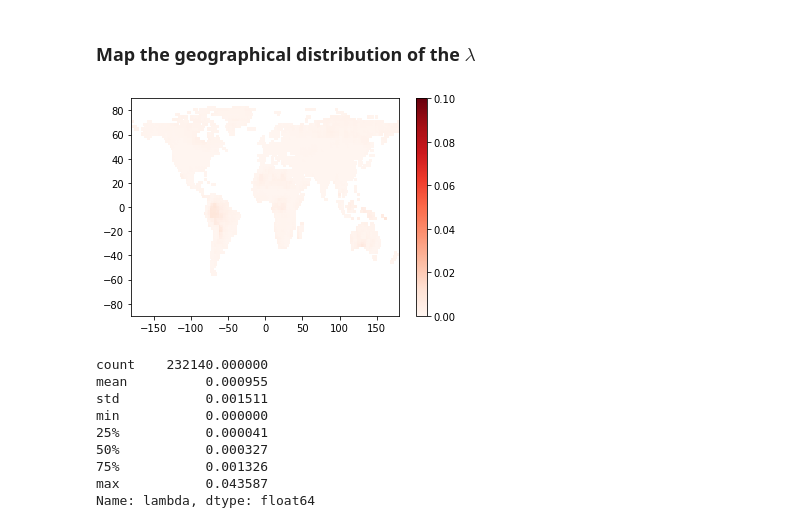
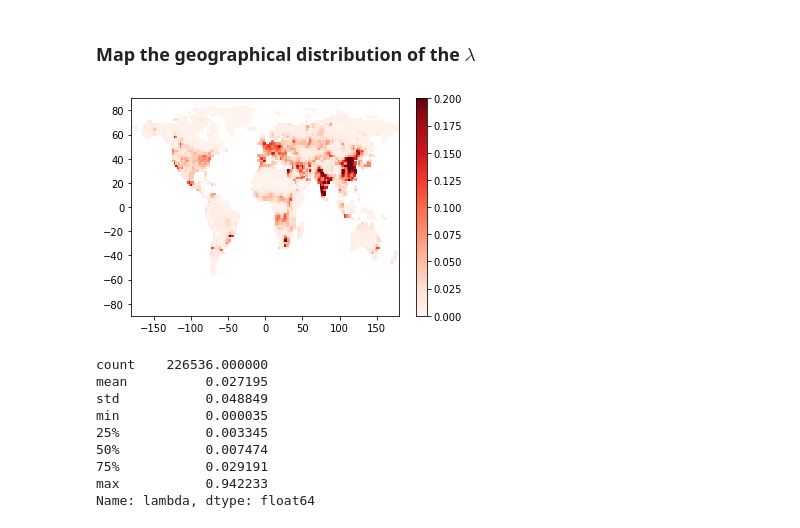
Before and after one commit to csuen27/ozone-budget, a Jupyter notebook: steady-state assumption.ipynb, the cells around one changed output. Saved outputs shown, nothing was run; the diff lists cells and outputs as text; code cells hidden in the pictures.

```diff
--- a/steady-state assumption.ipynb
+++ b/steady-state assumption.ipynb
@@ -41,6 +41,6 @@ rest['k_o3_oh'] = data['k_o3_oh']
 # %%
-rest['lambda'] = rest['ho2_mole']*rest['ho2_mole']*rest['k_ho2_ho2']/rest['photo1d']/rest['o3_mole']
-rest.replace([np.inf, -np.inf], 0, inplace=True)
+rest['lambda'] = (2*rest['ho2_mole']**2*rest['k_ho2_ho2']+3.3*10**(-12)*rest['oh_mole']*rest['no2_mole'])/rest['photo1d']/rest['o3_mole']/2
+#rest.replace([np.inf, -np.inf], 0, inplace=True)
 # %%
 rest
 # %% [output]
@@ -66,30 +66,30 @@ rest = rest.drop(['province','state'], axis=1)
 # %%
 rest['loc'] = rest['longitude']*1000 + rest['latitude']
 rest_land = rest.dropna()
 rest_land = rest_land[rest_land['latitude'] >= -60]
 rest_lambda = rest_land[rest_land['lambda'] < 1]
 rest_map = rest_lambda.groupby(['loc']).mean()
 
 cm = plt.cm.get_cmap('Reds')
 x = rest_map['longitude']
 y = rest_map['latitude']
 z = rest_map['lambda']
-sc = plt.scatter(x, y, c=z, marker="s", vmin=0, vmax=0.1, s=5, cmap=cm)
+sc = plt.scatter(x, y, c=z, marker="s", vmin=0, vmax=0.2, s=5, cmap=cm)
 plt.xlim([-180, 180])
 plt.ylim([-90, 90])
 plt.colorbar(sc)
 plt.show()
 # %% [output]
-[figure, old version]
+[figure, new version]
 # %%
 rest_lambda['lambda'].describe()
 # %% [output]
-count    232140.000000
-mean          0.000955
-std           0.001511
-min           0.000000
-25%           0.000041
-50%           0.000327
-75%           0.001326
-max           0.043587
+count    226536.000000
+mean          0.027195
+std           0.048849
+min           0.000035
+25%           0.003345
+50%           0.007474
+75%           0.029191
+max           0.942233
 Name: lambda, dtype: float64
```
Also changed, not shown: parts of 2 cells of this notebook.
